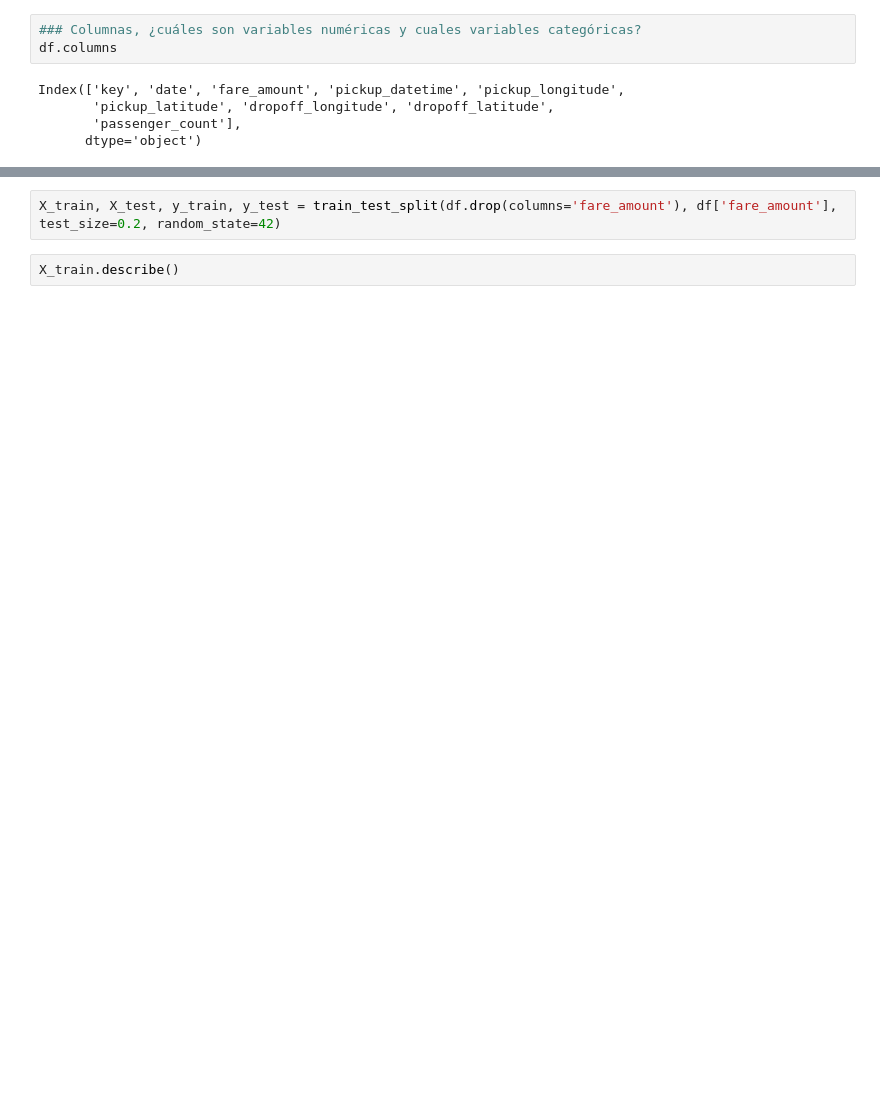
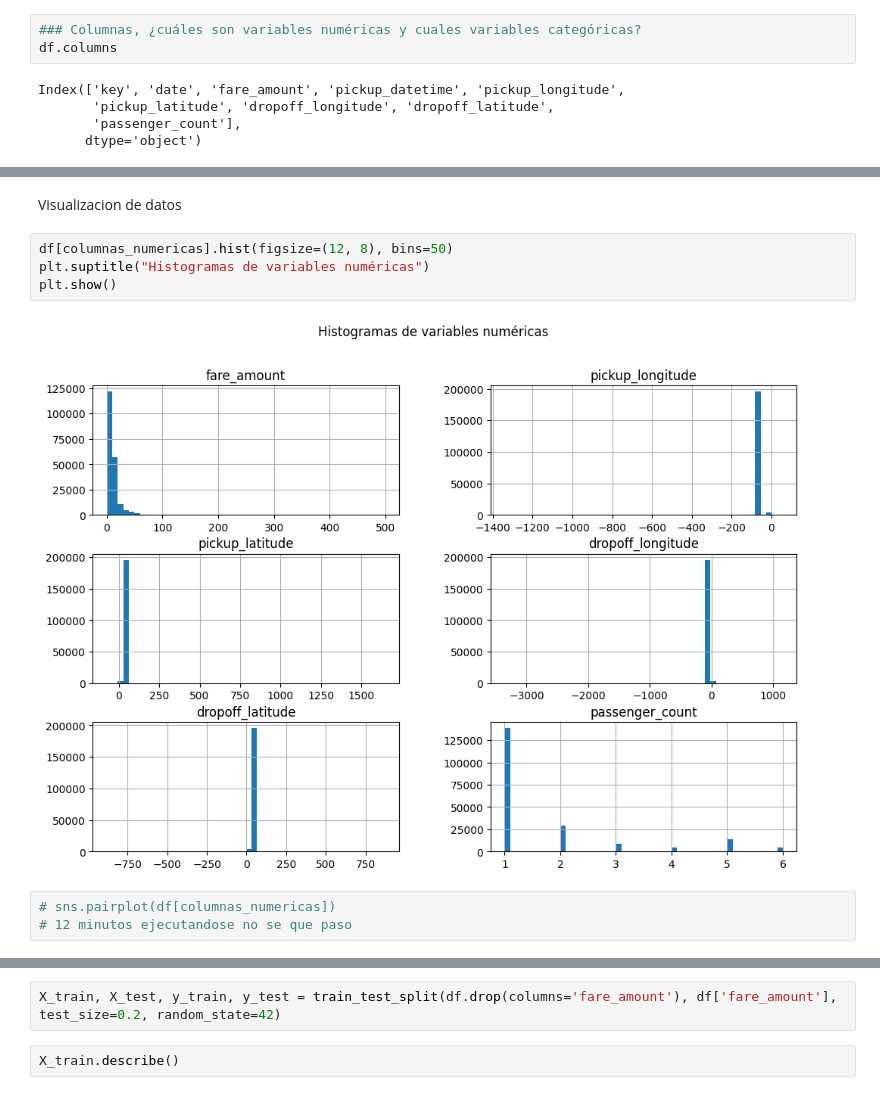
Before and after one commit to juanachies/AA1-TUIA-2025C1-Chies-Palacio, a Jupyter notebook: TP-Regresion-AA1.ipynb, the cells around one changed output, grey strips where cells are left out. Cells and saved outputs as stored; diff of their text form; blank space fills up the shorter version.

```diff
--- a/TP-Regresion-AA1.ipynb
+++ b/TP-Regresion-AA1.ipynb
@@ -76,0 +168,11 @@ memory usage: 13.7+ MB
+# %% [markdown]
+Visualizacion de datos
+# %%
+df[columnas_numericas].hist(figsize=(12, 8), bins=50)
+plt.suptitle("Histogramas de variables numéricas")
+plt.show()
+# %% [output]
+[figure, added]
+# %%
+# sns.pairplot(df[columnas_numericas])
+# 12 minutos ejecutandose no se que paso
```
Also changed, not shown: parts of 22 cells of this notebook, 1 other file.
